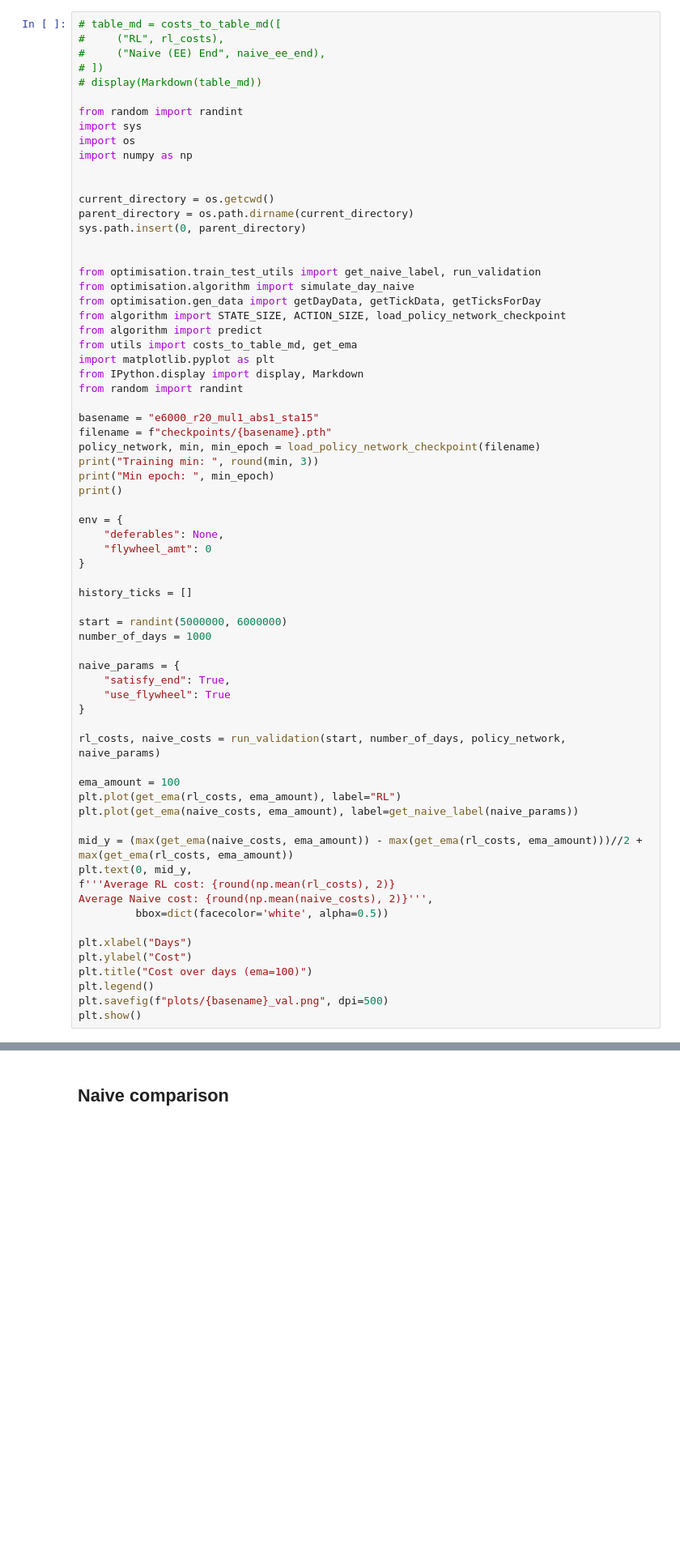
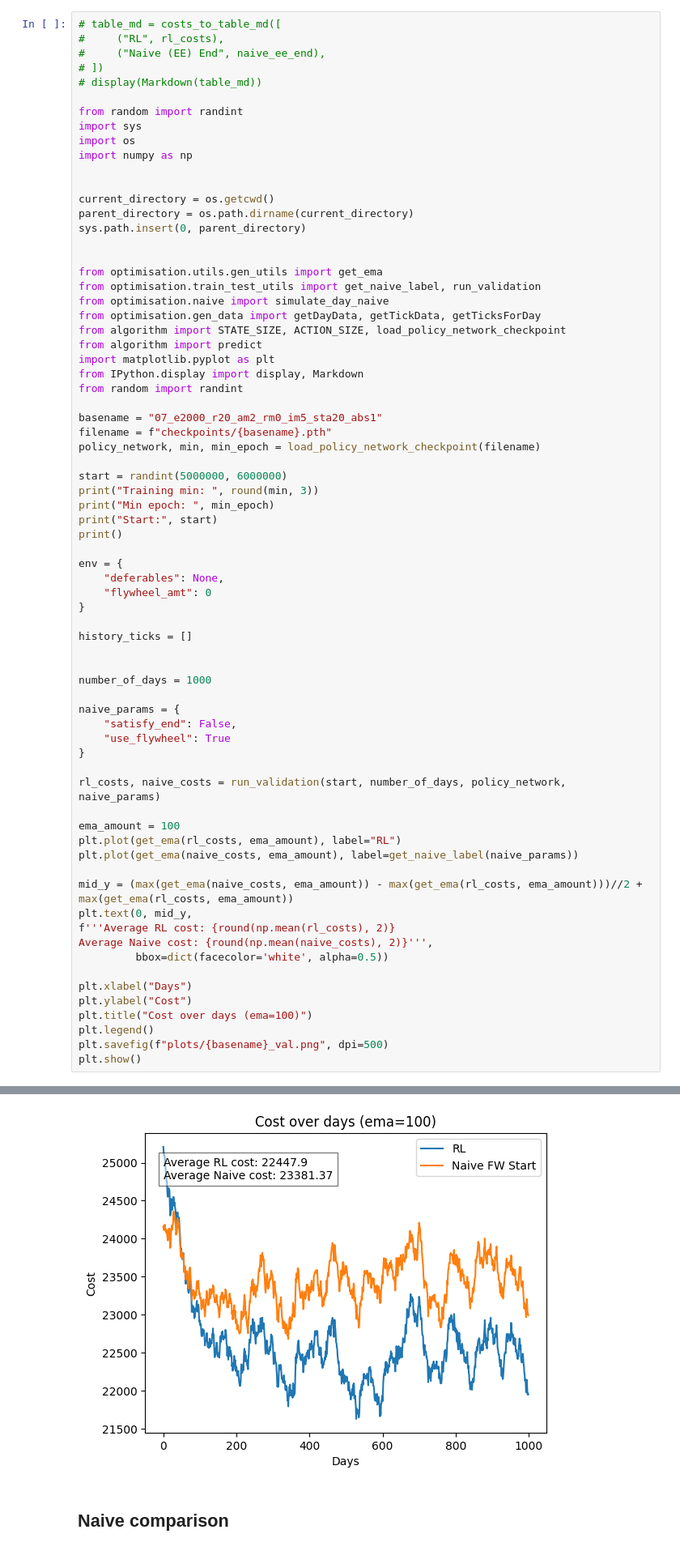
Before and after one commit to vishesh32/QuintupleE, a Jupyter notebook: server/optimisation/rl.ipynb, the cells around one changed output, grey strips where cells are left out. Shown at 81% size. Cells and saved outputs as stored; diff of their text form; blank space fills up the shorter version.

```diff
--- a/server/optimisation/rl.ipynb
+++ b/server/optimisation/rl.ipynb
@@ -199,21 +242,24 @@ parent_directory = os.path.dirname(current_directory)
 sys.path.insert(0, parent_directory)
 
 
+from optimisation.utils.gen_utils import get_ema
 from optimisation.train_test_utils import get_naive_label, run_validation
-from optimisation.algorithm import simulate_day_naive
+from optimisation.naive import simulate_day_naive
 from optimisation.gen_data import getDayData, getTickData, getTicksForDay
 from algorithm import STATE_SIZE, ACTION_SIZE, load_policy_network_checkpoint
 from algorithm import predict
-from utils import costs_to_table_md, get_ema
 import matplotlib.pyplot as plt
 from IPython.display import display, Markdown
 from random import randint
 
-basename = "e6000_r20_mul1_abs1_sta15"
+basename = "07_e2000_r20_am2_rm0_im5_sta20_abs1"
 filename = f"checkpoints/{basename}.pth"
 policy_network, min, min_epoch = load_policy_network_checkpoint(filename)
+
+start = randint(5000000, 6000000)
 print("Training min: ", round(min, 3))
 print("Min epoch: ", min_epoch)
+print("Start:", start)
 print()
 
 env = {
@@ -223,11 +269,11 @@ env = {
 
 history_ticks = []
 
-start = randint(5000000, 6000000)
+
 number_of_days = 1000
 
 naive_params = {
-    "satisfy_end": True,
+    "satisfy_end": False,
     "use_flywheel": True
 }
 
@@ -249,3 +295,4 @@ plt.title("Cost over days (ema=100)")
 plt.legend()
 plt.savefig(f"plots/{basename}_val.png", dpi=500)
 plt.show()
+# %% [output]
@@ -252,3 +315,4 @@ plt.show()
+[figure, added]
 # %% [markdown]
 ## Naive comparison
 # %%
```
Also changed, not shown: parts of 4 cells of this notebook, 30 other files.
